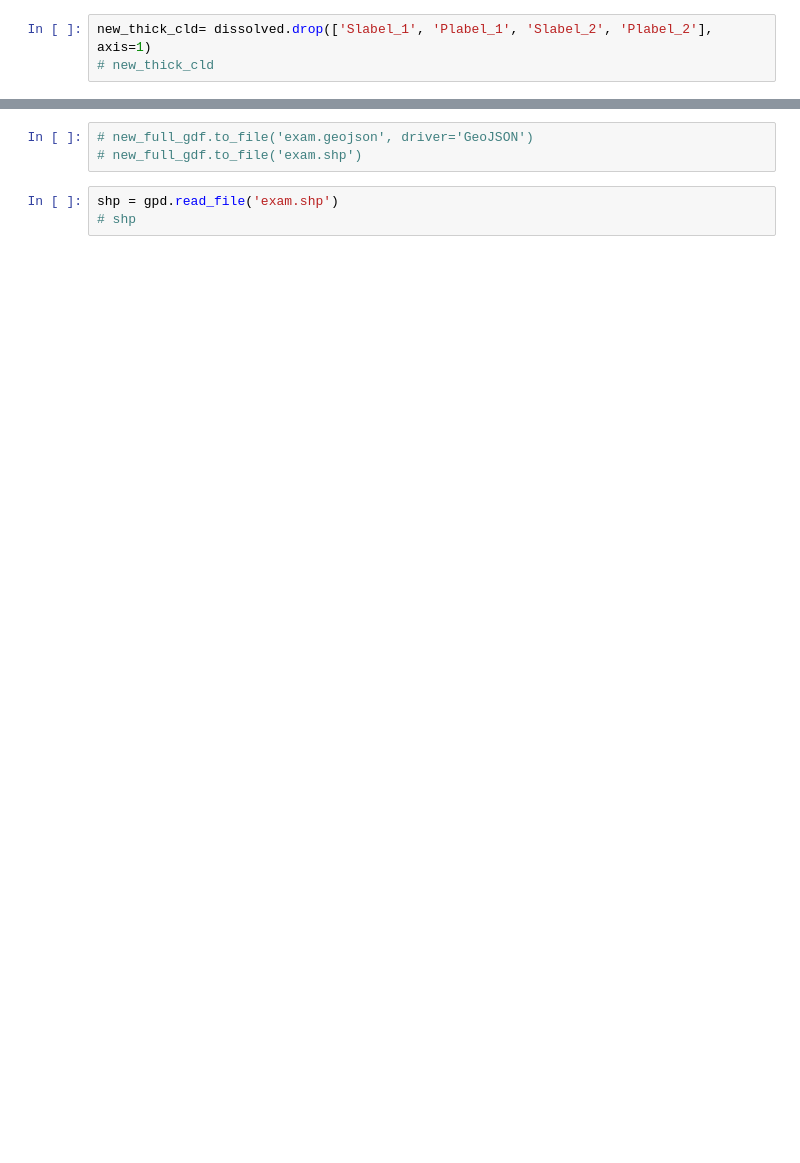
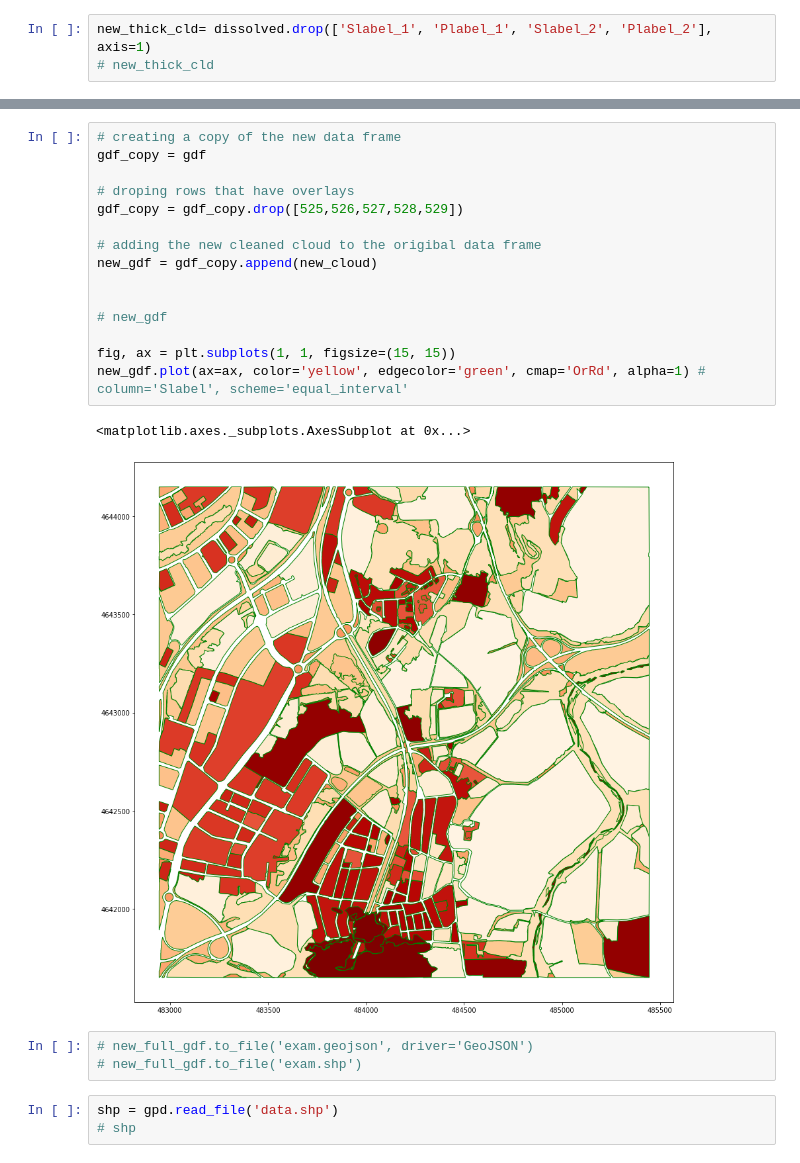
Before and after one commit to Kevin-Sambuli/geopandas, a Jupyter notebook: geoprocess2.ipynb, the cells around one changed output, grey strips where cells are left out. Saved outputs shown, nothing was run; the diff lists cells and outputs as text; blank space fills up the shorter version.

```diff
--- a/geoprocess2.ipynb
+++ b/geoprocess2.ipynb
@@ -206,8 +159,26 @@ new_full_gdf = new_gdf_clip.append(new_dataframe)
+# %%
+# creating a copy of the new data frame
+gdf_copy = gdf
+
+# droping rows that have overlays
+gdf_copy = gdf_copy.drop([525,526,527,528,529])
+
+# adding the new cleaned cloud to the origibal data frame
+new_gdf = gdf_copy.append(new_cloud)
+
+
+# new_gdf
+
+fig, ax = plt.subplots(1, 1, figsize=(15, 15))
+new_gdf.plot(ax=ax, color='yellow', edgecolor='green', cmap='OrRd', alpha=1) # column='Slabel', scheme='equal_interval'
+# %% [output]
+<matplotlib.axes._subplots.AxesSubplot at 0x...>
+[figure, added]
 # %%
 # new_full_gdf.to_file('exam.geojson', driver='GeoJSON')
 # new_full_gdf.to_file('exam.shp')
 # %%
-shp = gpd.read_file('exam.shp')
+shp = gpd.read_file('data.shp')
 # shp
 # %%
 # fig, ax = plt.subplots(1, 1, figsize=(15, 15))
```
Also changed, not shown: parts of 22 cells of this notebook.
